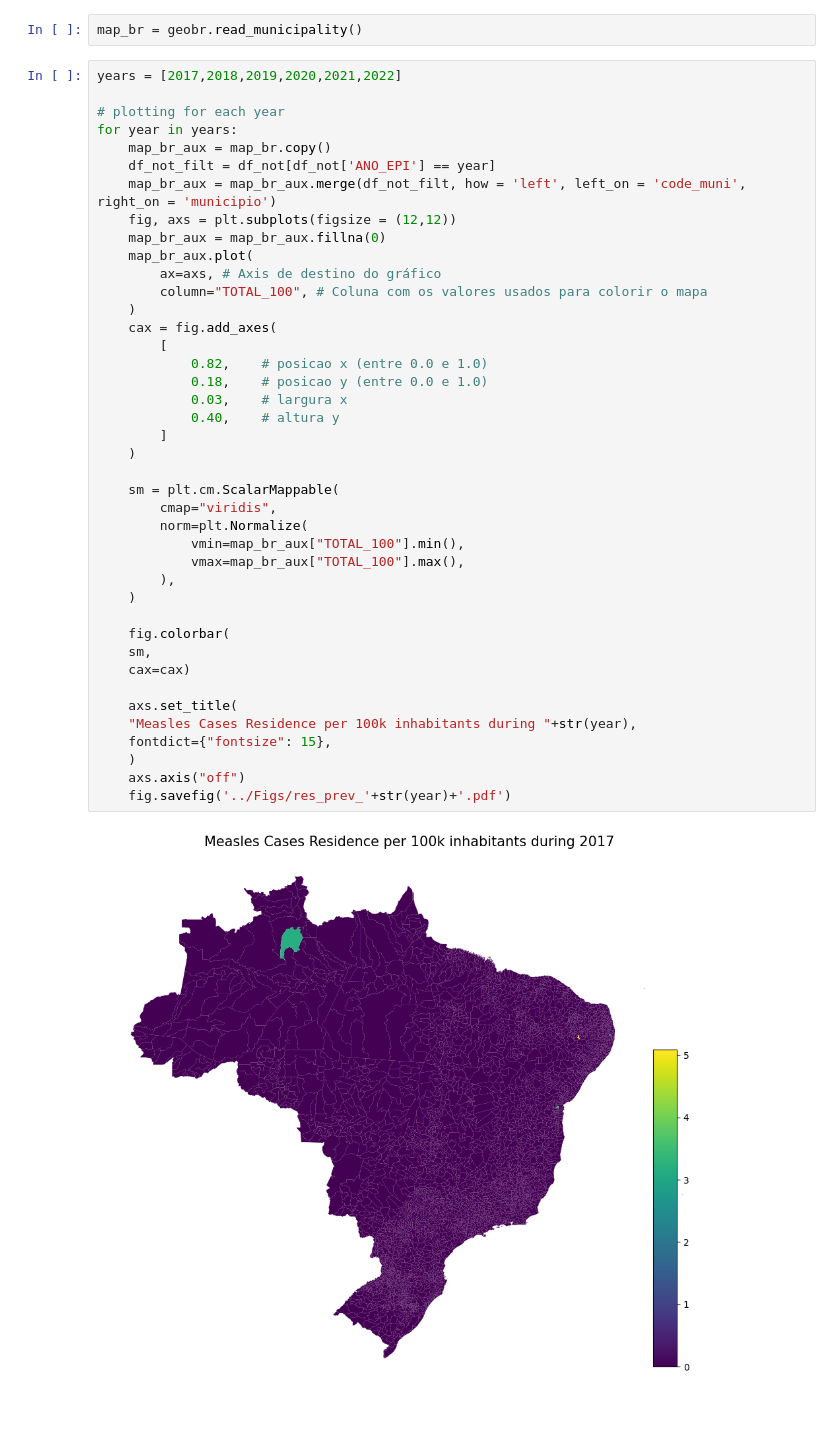
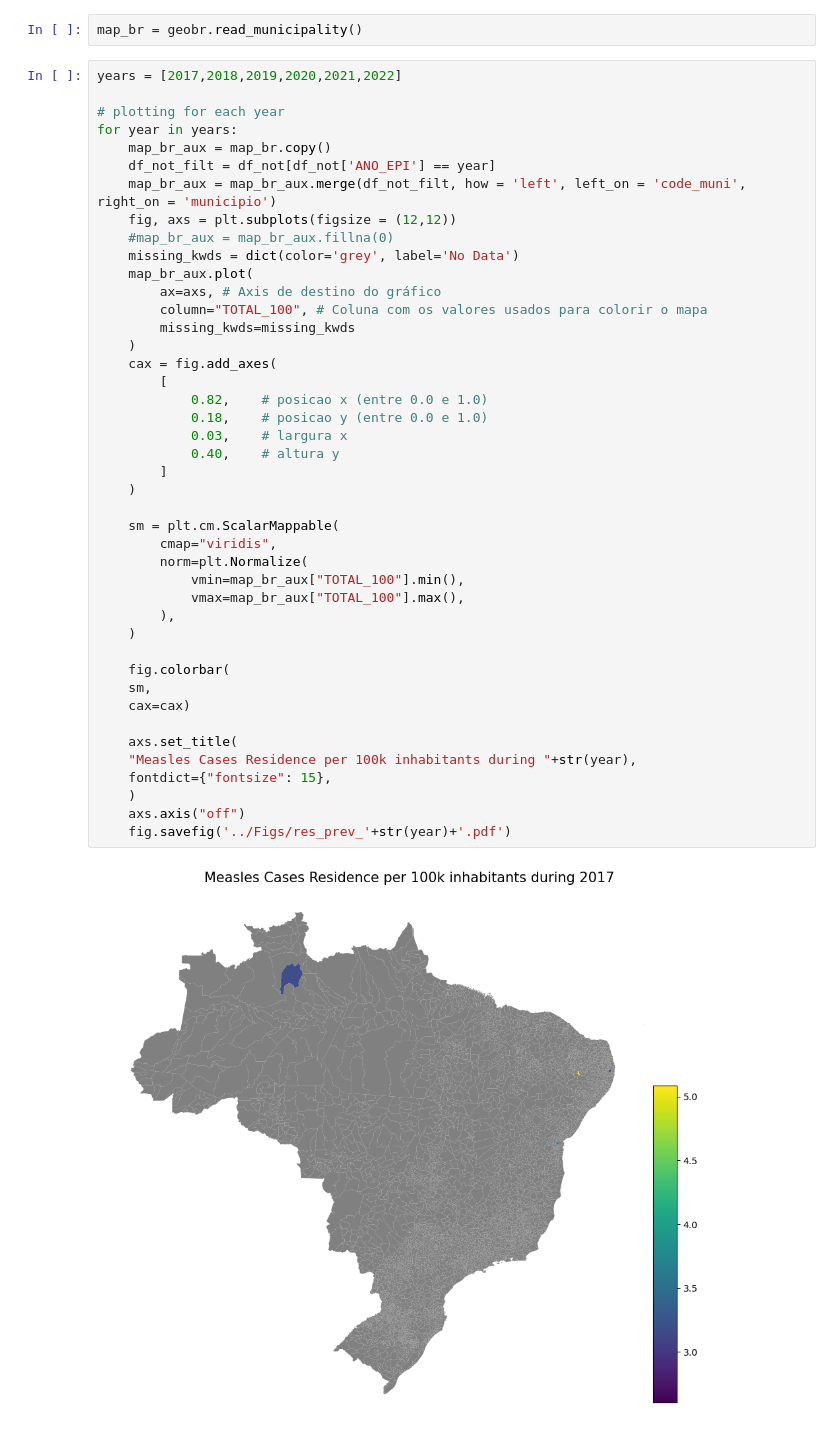
Before and after one commit to denisecammarota/measles-BR, a Jupyter notebook: Notebooks/Spatio_Temporal_Spread_Res.ipynb, the cells around one changed output. Saved outputs shown, nothing was run; the diff lists cells and outputs as text.

```diff
--- a/Notebooks/Spatio_Temporal_Spread_Res.ipynb
+++ b/Notebooks/Spatio_Temporal_Spread_Res.ipynb
@@ -32,37 +32,39 @@ for year in years:
     df_not_filt = df_not[df_not['ANO_EPI'] == year]
     map_br_aux = map_br_aux.merge(df_not_filt, how = 'left', left_on = 'code_muni', right_on = 'municipio')
     fig, axs = plt.subplots(figsize = (12,12))
-    map_br_aux = map_br_aux.fillna(0)
+    #map_br_aux = map_br_aux.fillna(0)
+    missing_kwds = dict(color='grey', label='No Data')
     map_br_aux.plot(
         ax=axs, # Axis de destino do gráfico
         column="TOTAL_100", # Coluna com os valores usados para colorir o mapa
+        missing_kwds=missing_kwds
     )
     cax = fig.add_axes(
         [
             0.82,    # posicao x (entre 0.0 e 1.0)
             0.18,    # posicao y (entre 0.0 e 1.0)
             0.03,    # largura x
             0.40,    # altura y
         ]
     )
 
     sm = plt.cm.ScalarMappable(
         cmap="viridis",
         norm=plt.Normalize(
             vmin=map_br_aux["TOTAL_100"].min(),
             vmax=map_br_aux["TOTAL_100"].max(),
         ),
     )
 
     fig.colorbar(
     sm,
     cax=cax)
 
     axs.set_title(
     "Measles Cases Residence per 100k inhabitants during "+str(year),
     fontdict={"fontsize": 15},
     )
     axs.axis("off")
     fig.savefig('../Figs/res_prev_'+str(year)+'.pdf')
 # %% [output]
-[figure, old version]
+[figure, new version]
```
Also changed, not shown: parts of 1 cell of this notebook, 26 other files.
